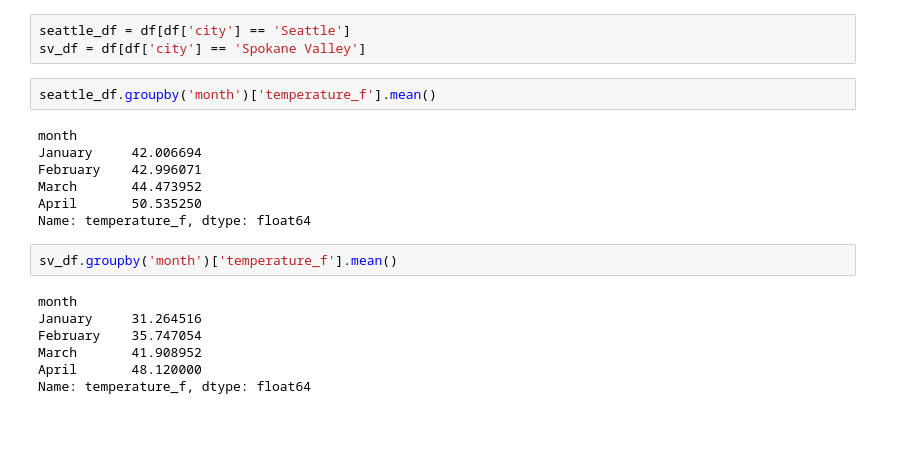
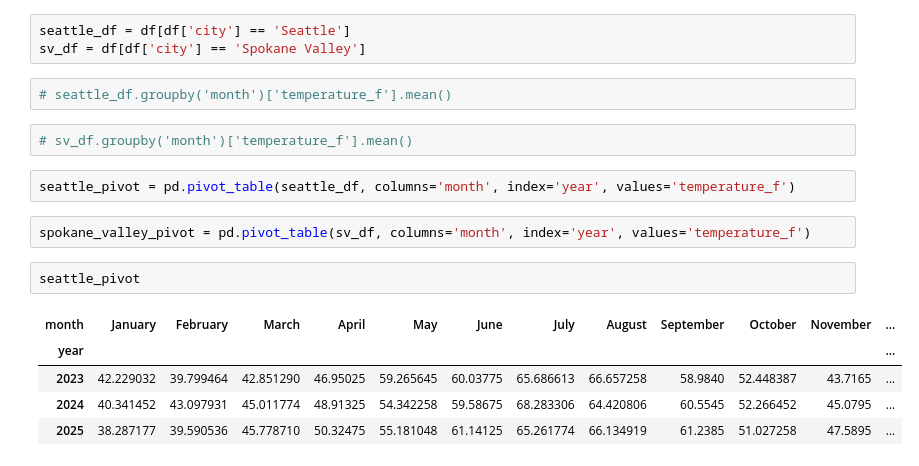
Before and after one commit to danielphilip12/Weather-Pipeline, a Jupyter notebook: notebooks/analysis.ipynb, the cells around one changed output. Drawn from its saved outputs; the diff is of its cells as text; blank space fills up the shorter version.

```diff
--- a/notebooks/analysis.ipynb
+++ b/notebooks/analysis.ipynb
@@ -32,20 +49,18 @@ SyntaxError: invalid syntax (1951995059.py, line 1)
 seattle_df = df[df['city'] == 'Seattle']
 sv_df = df[df['city'] == 'Spokane Valley']
 # %%
-seattle_df.groupby('month')['temperature_f'].mean()
+# seattle_df.groupby('month')['temperature_f'].mean()
-# %% [output]
-month
-January     42.006694
-February    42.996071
-March       44.473952
-April       50.535250
-Name: temperature_f, dtype: float64
 # %%
-sv_df.groupby('month')['temperature_f'].mean()
+# sv_df.groupby('month')['temperature_f'].mean()
-# %% [output]
-month
-January     31.264516
-February    35.747054
-March       41.908952
-April       48.120000
-Name: temperature_f, dtype: float64
+# %%
+seattle_pivot = pd.pivot_table(seattle_df, columns='month', index='year', values='temperature_f')
+# %%
+spokane_valley_pivot = pd.pivot_table(sv_df, columns='month', index='year', values='temperature_f')
+# %%
+seattle_pivot
+# %% [output]
+| month | January | February | March | April | May | June | July | August | September | October | November | ... |
+| year |  |  |  |  |  |  |  |  |  |  |  | ... |
+| 2023 | 42.229032 | 39.799464 | 42.851290 | 46.95025 | 59.265645 | 60.03775 | 65.686613 | 66.657258 | 58.9840 | 52.448387 | 43.7165 | ... |
+| 2024 | 40.341452 | 43.097931 | 45.011774 | 48.91325 | 54.342258 | 59.58675 | 68.283306 | 64.420806 | 60.5545 | 52.266452 | 45.0795 | ... |
+| 2025 | 38.287177 | 39.590536 | 45.778710 | 50.32475 | 55.181048 | 61.14125 | 65.261774 | 66.134919 | 61.2385 | 51.027258 | 47.5895 | ... |
```
Also changed, not shown: parts of 9 cells of this notebook.
